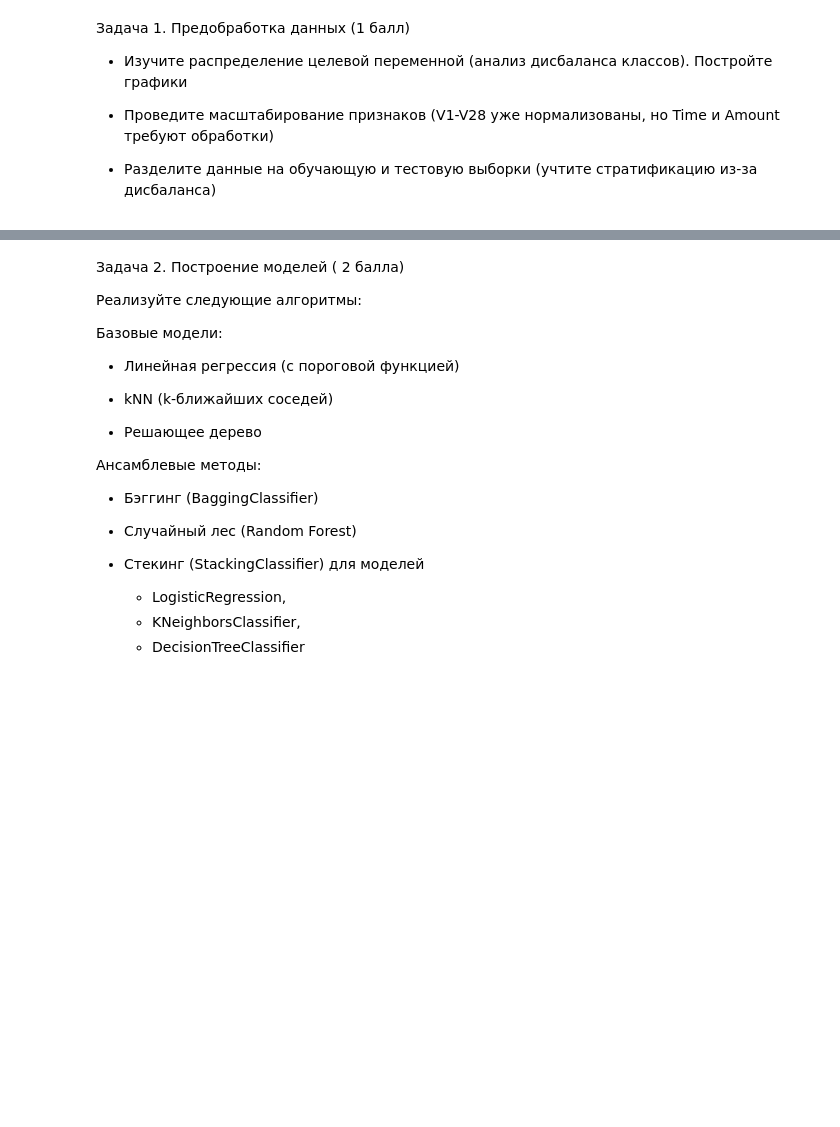
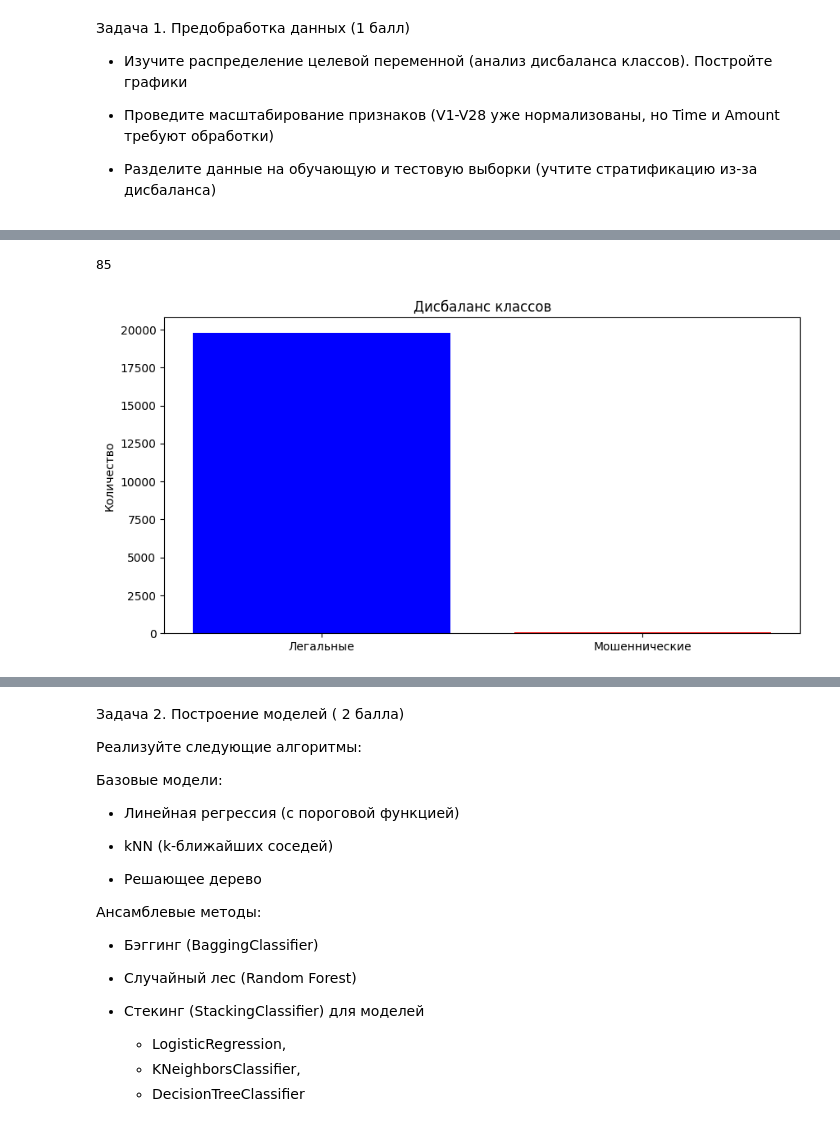
Before and after one commit to Lizavetka99/t-akademy, a Jupyter notebook: ml hw3/ДЗ_3_Деревья_и_ансамбли.ipynb, the cells around one changed output, grey strips where cells are left out. Drawn from its saved outputs; the diff is of its cells as text; code cells hidden in the pictures; blank space fills up the shorter version.

```diff
--- a/ml hw3/ДЗ_3_Деревья_и_ансамбли.ipynb
+++ b/ml hw3/ДЗ_3_Деревья_и_ансамбли.ipynb
@@ -34 +34,14 @@ data.head()
 5 rows × 31 columns
+# %%
+import matplotlib.pyplot as plt
+
+class_counts = data['Class'].value_counts()
+print(class_counts[1])
+plt.figure(figsize=(10, 5))
+bars = plt.bar(['Легальные', 'Мошеннические'], class_counts.values, color=['blue', 'red'])
+plt.title('Дисбаланс классов')
+plt.ylabel('Количество')
+plt.show()
+# %% [output]
+85
+[figure, added]
```
Also changed, not shown: parts of 15 cells of this notebook.
